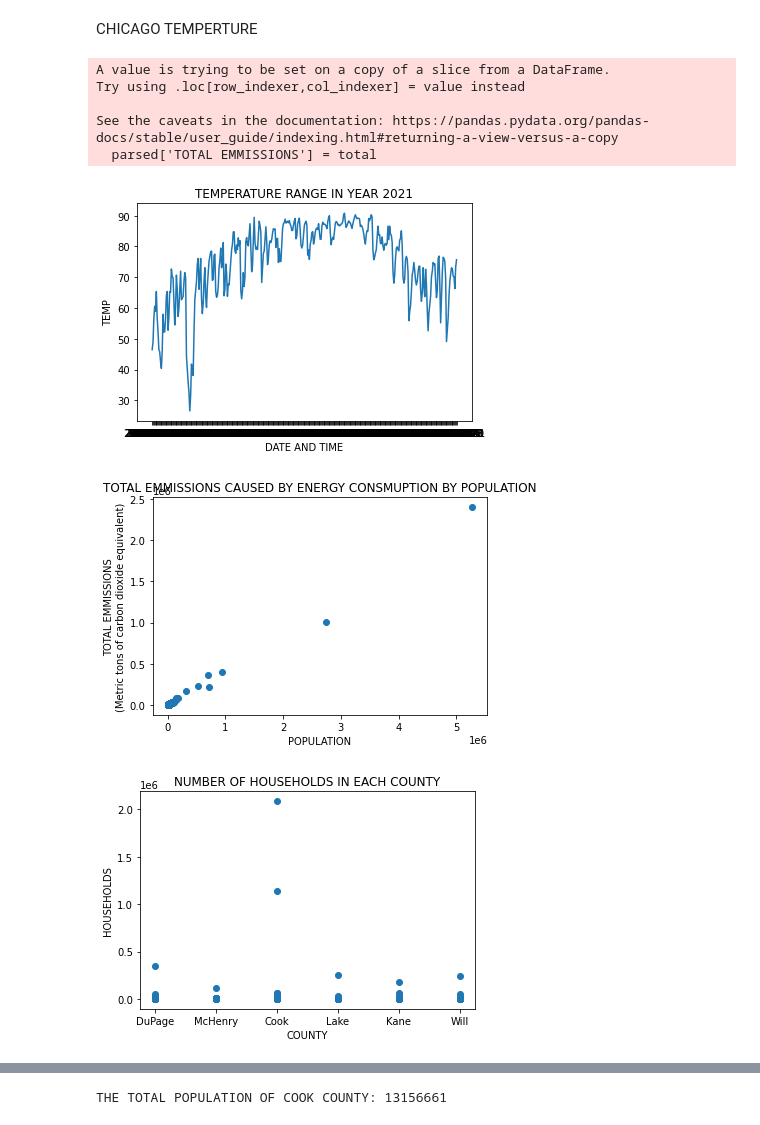
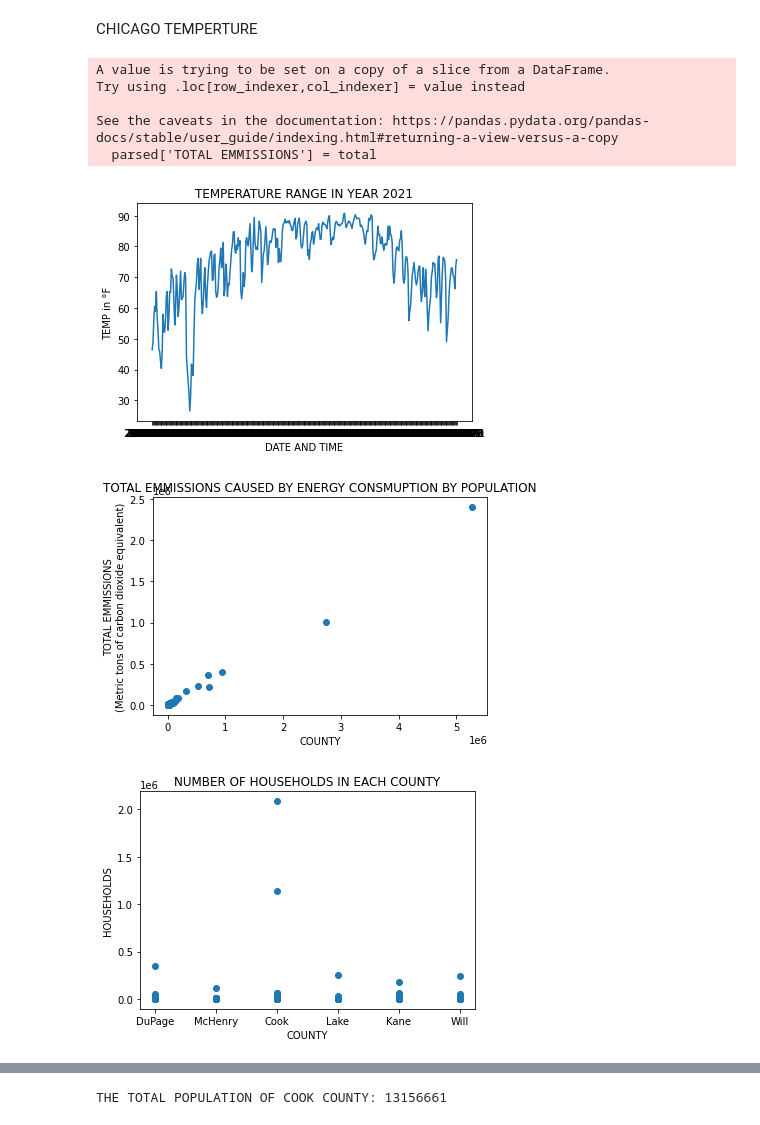
Before and after one commit to dpate293/CS418_ProjectPitch, a Jupyter notebook: temperature.ipynb, the cells around one changed output, grey strips where cells are left out. Cells and saved outputs as stored; diff of their text form; code cells hidden in the pictures.

```diff
--- a/temperature.ipynb
+++ b/temperature.ipynb
@@ -39,7 +39,7 @@ parsed['TOTAL EMMISSIONS'] = total
 plt.title('TEMPERATURE RANGE IN YEAR 2021')
 plt.plot(df['datetime'],df['temp'])
 plt.xlabel("DATE AND TIME")
-plt.ylabel("TEMP")
+plt.ylabel("TEMP in °F")
 plt.show()
 
 
@@ -50,7 +50,7 @@ plt.show()
 
 plt.title('TOTAL EMMISSIONS CAUSED BY ENERGY CONSMUPTION BY POPULATION')
 plt.scatter(parsed['POP'],parsed['TOTAL EMMISSIONS'])
-plt.xlabel("POPULATION")
+plt.xlabel("COUNTY")
 plt.ylabel("TOTAL EMMISSIONS\n(Metric tons of carbon dioxide equivalent)")
 plt.show()
 
@@ -74,35 +74,35 @@ plt.show()
 
 parsed=parsed.replace(to_replace="Municipality",value=1)
 parsed=parsed.replace(to_replace="County",value=2)
 parsed=parsed.replace(to_replace="Chicago Community Area",value=3)
 parsed=parsed.replace(to_replace="Region",value=4)
 
 pop = parsed['POP'].to_numpy()
 typ = parsed['TYPE'].to_numpy()
 
 total_pop = parsed[["COUNTY","POP"]]
 total_pop = total_pop.loc[total_pop['COUNTY']=='Cook']
 
 total_cook_pop = total_pop['POP']
 total_cook_pop = total_cook_pop.sum()
 
 bins = np.unique(typ)
 #plt.hist(pop, bins, histtype='bar', rwidth=1.2)
 plt.hist(typ)
 plt.xlabel("TYPES OF AREAS: 1 - Municipality ; 2 - County : 3 - Chicago Community Area")
 plt.show()
 parsed
 total_pop
 print('THE TOTAL POPULATION OF COOK COUNTY:',total_cook_pop)
 #df2
 # %% [output]
 A value is trying to be set on a copy of a slice from a DataFrame.
 Try using .loc[row_indexer,col_indexer] = value instead
 
 See the caveats in the documentation: https://pandas.pydata.org/pandas-docs/stable/user_guide/indexing.html#returning-a-view-versus-a-copy
   parsed['TOTAL EMMISSIONS'] = total
-[figure, old version]
+[figure, new version]
-[figure, old version]
+[figure, new version]
 [figure]
 [figure]
 [figure]
```
Also changed, not shown: parts of 5 cells of this notebook.
